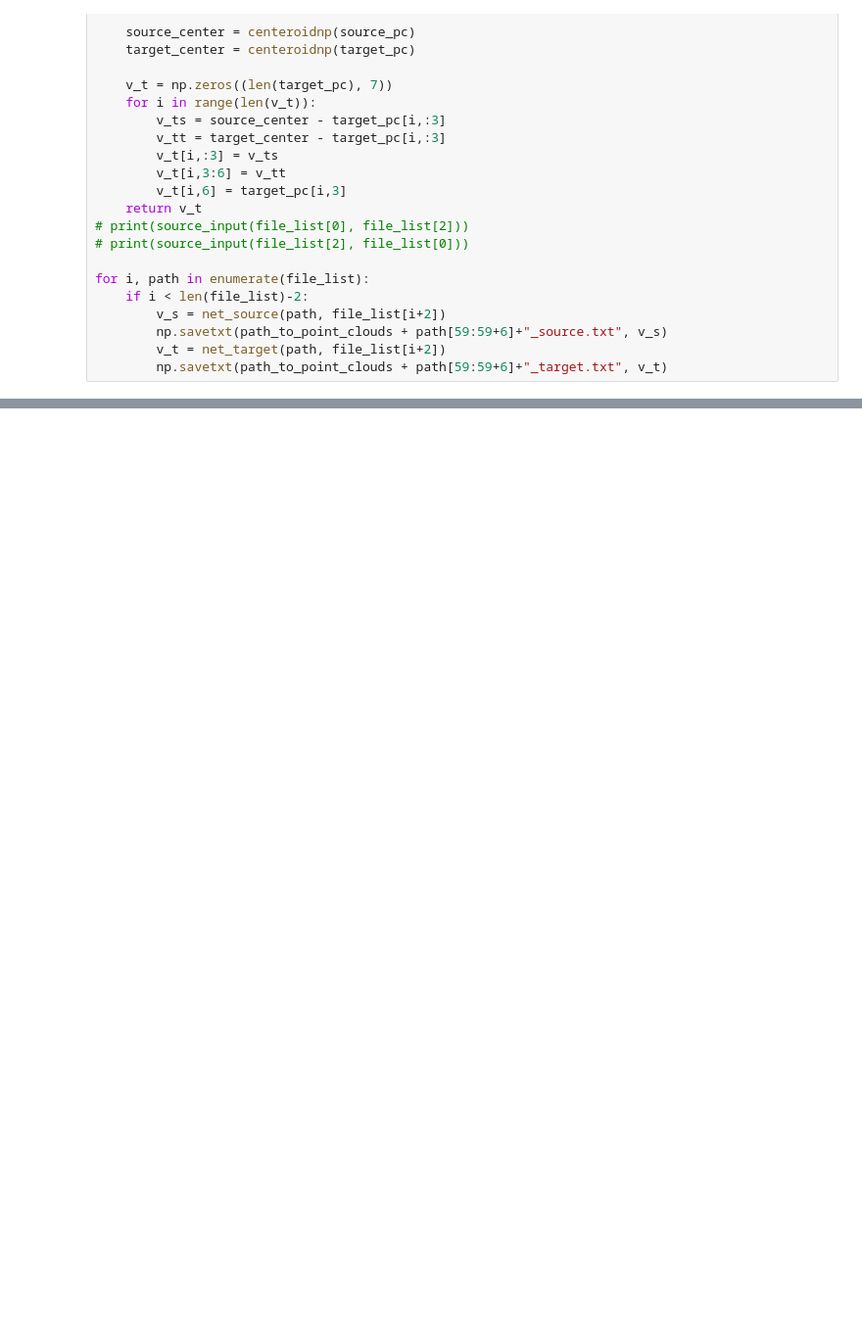
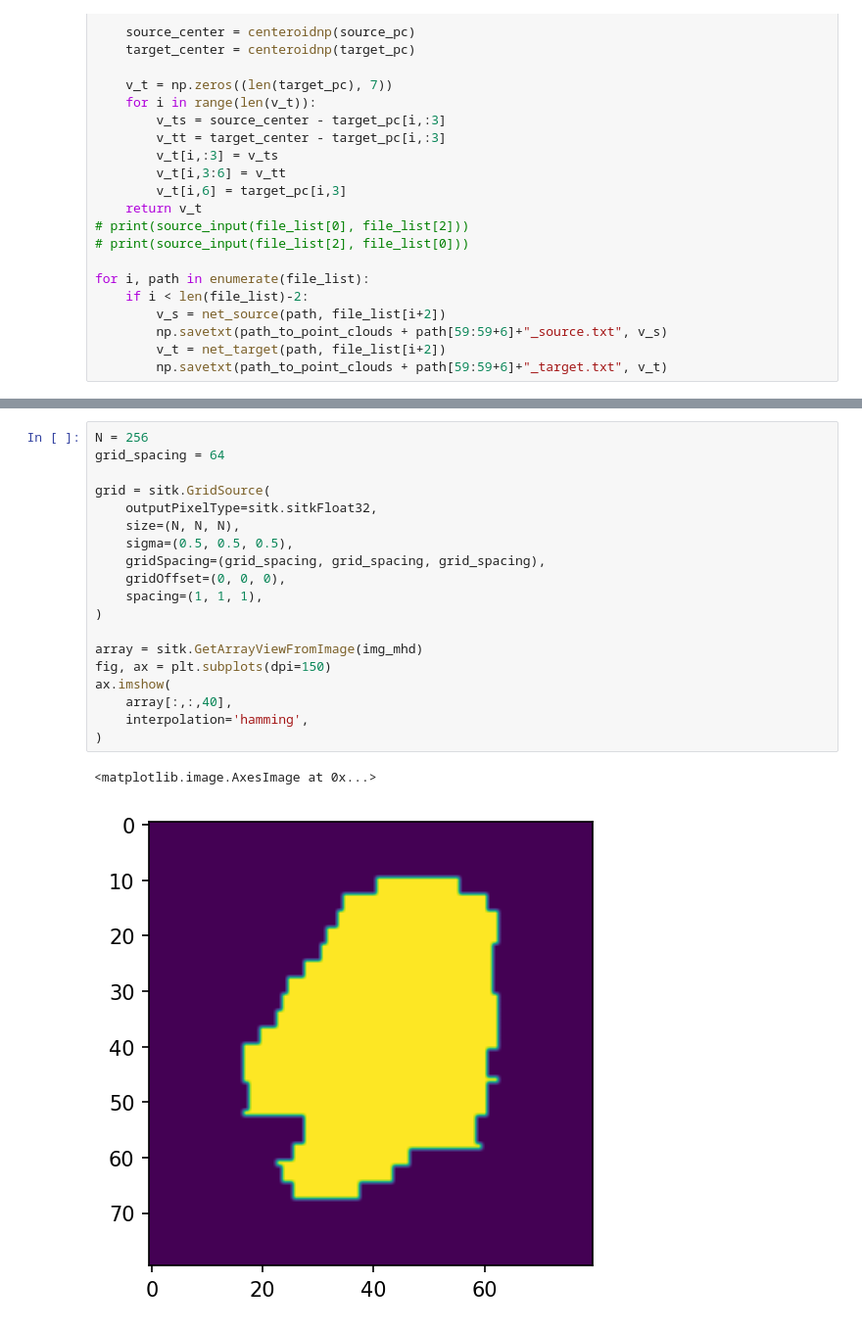
Before and after one commit to lameski123/thesis, a Jupyter notebook: Preprocessing.ipynb, the cells around one changed output, grey strips where cells are left out. Shown: that part at 98% size. Drawn from its saved outputs; the diff is of its cells as text; blank space fills up the shorter version.

```diff
--- a/Preprocessing.ipynb
+++ b/Preprocessing.ipynb
@@ -655,0 +760,22 @@ for i, path in enumerate(file_list):
+# %%
+N = 256
+grid_spacing = 64
+
+grid = sitk.GridSource(
+    outputPixelType=sitk.sitkFloat32,
+    size=(N, N, N),
+    sigma=(0.5, 0.5, 0.5),
+    gridSpacing=(grid_spacing, grid_spacing, grid_spacing),
+    gridOffset=(0, 0, 0),
+    spacing=(1, 1, 1),
+)
+
+array = sitk.GetArrayViewFromImage(img_mhd)
+fig, ax = plt.subplots(dpi=150)
+ax.imshow(
+    array[:,:,40],
+    interpolation='hamming',
+)
+# %% [output]
+<matplotlib.image.AxesImage at 0x...>
+[figure, added]
```
Also changed, not shown: parts of 9 cells of this notebook.
